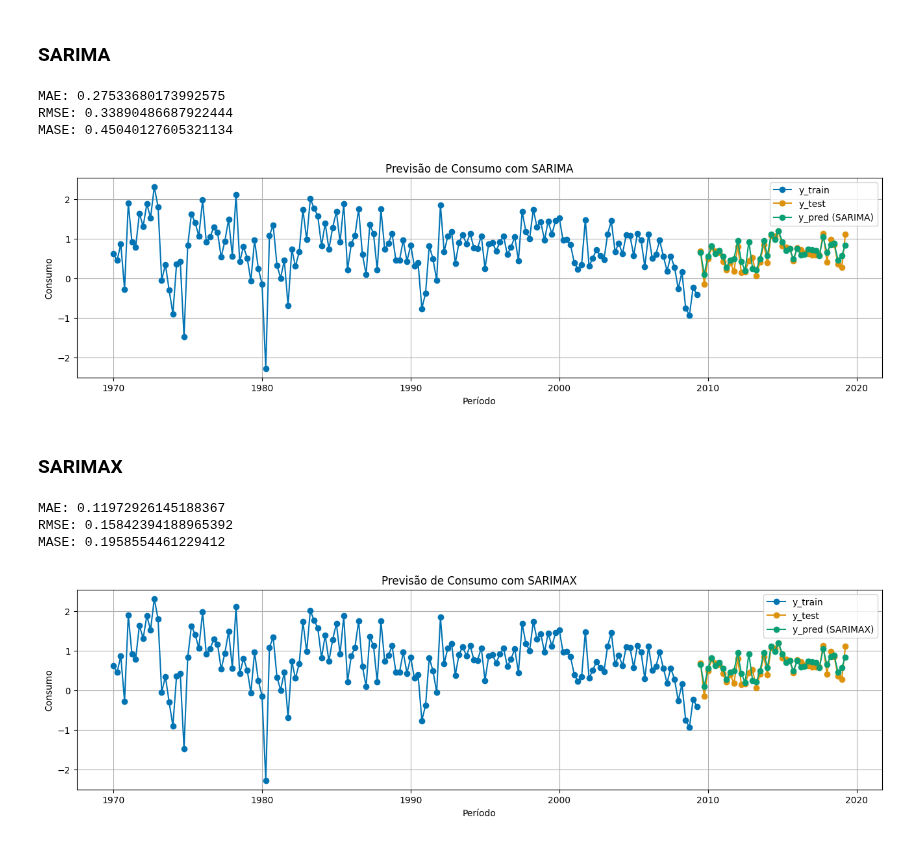
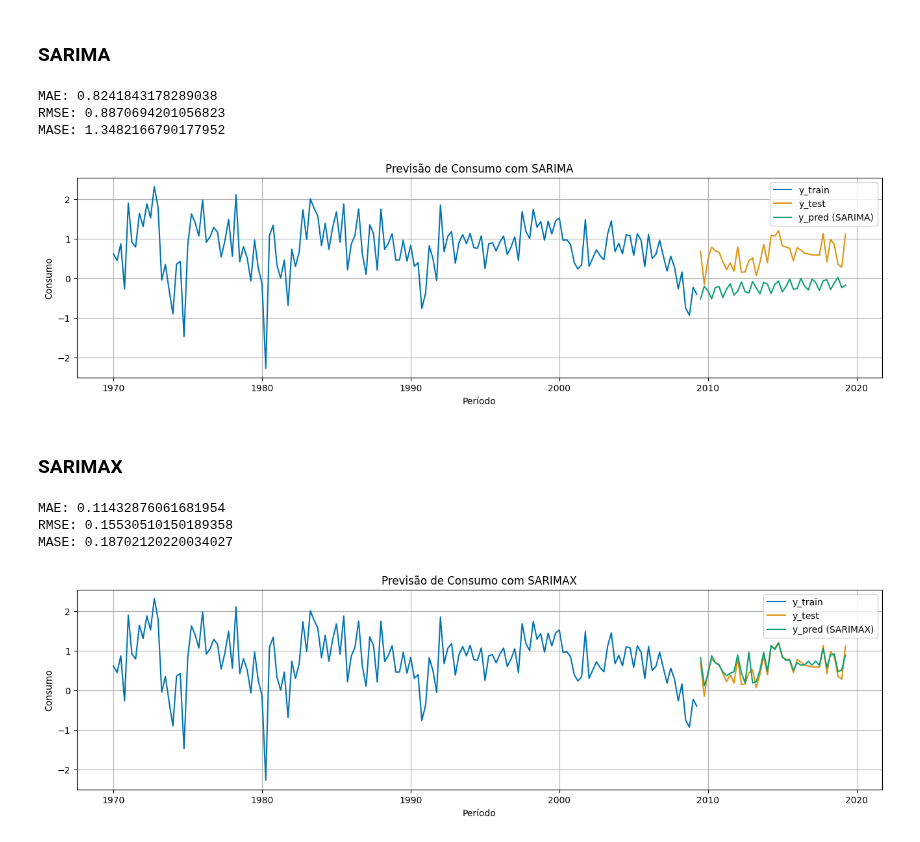
Before and after one commit to ramalhogs/Series_temporais_A2, a Jupyter notebook: sarima.ipynb, the cells around one changed output. Cells and saved outputs as stored; diff of their text form; code cells hidden in the pictures.

Commit message:
update parameters sarima

```diff
--- a/sarima.ipynb
+++ b/sarima.ipynb
@@ -61,16 +66,15 @@ df.set_index("Quarter", inplace=True)
 # %% [markdown]
 ### SARIMA
 # %%
-# Dados originais
 data = df.copy()
 y = data['Consumption']
 
-# Divisão em treino e teste
+
 train_size = int(len(data) * 0.8)
 y_train, y_test = y[:train_size], y[train_size:]
 
-order = (3, 1, 3)  # Parâmetros (p, d, q)
-seasonal_order = (4, 1, 1, 4)  # Parâmetros sazonais (P, D, Q, s)
+order = (3, 0, 3)  # Parâmetros (p, d, q)
+seasonal_order = (0, 0, 0, 0)  # Parâmetros sazonais (P, D, Q, s)
 
 model = SARIMAX(y_train, order=order, seasonal_order=seasonal_order)
 model_fit = model.fit(disp=False)
@@ -83,23 +87,23 @@ print(f'MAE: {mae}')
 print(f'RMSE: {rmse}')
 print(f'MASE: {mean_absolute_scaled_error(y_test, y_pred, y_train)}')
 # %% [output]
-MAE: 0.27533680173992575
-RMSE: 0.33890486687922444
-MASE: 0.45040127605321134
+MAE: 0.8241843178289038
+RMSE: 0.8870694201056823
+MASE: 1.3482166790177952
 # %%
 
 plt.figure(figsize=(16, 4))
-plt.plot(y_train.index, y_train, label='y_train', color='#0073b3',linestyle='solid', marker="o")
-plt.plot(y_test.index, y_test, label='y_test', color='#dd930e',linestyle='solid', marker="o")
-plt.plot(y_test.index, y_pred, label='y_pred (SARIMA)', color='#099f74',linestyle='solid', marker="o")
+plt.plot(y_train.index, y_train, label='y_train', color='#0073b3',linestyle='solid')
+plt.plot(y_test.index, y_test, label='y_test', color='#dd930e',linestyle='solid')
+plt.plot(y_test.index, y_pred, label='y_pred (SARIMA)', color='#099f74',linestyle='solid')
 plt.legend()
 plt.title('Previsão de Consumo com SARIMA')
 plt.xlabel('Período')
 plt.ylabel('Consumo')
 plt.grid()
 plt.show()
 # %% [output]
-[figure, old version]
+[figure, new version]
 # %% [markdown]
 ### SARIMAX
 # %%
@@ -115,12 +119,10 @@ y_train, y_test = y[:train_size], y[train_size:]
 X_train, X_test = X[:train_size], X[train_size:]
 
 
-order = (1, 1, 3)  # Parâmetros (p, d, q)
-seasonal_order = (1, 1, 1, 4)  # Parâmetros sazonais (P, D, Q, s)
+order = (3, 0, 3)  # Parâmetros (p, d, q)
+seasonal_order = (0, 0, 0, 0)  # Parâmetros sazonais (P, D, Q, s)
 
-# Definição dos parâmetros SARIMAX
-order = (1, 1, 3)
-seasonal_order = (1, 1, 1, 4)
+
 
 # Ajuste do modelo SARIMAX
 model = SARIMAX(y_train, exog=X_train, order=order, seasonal_order=seasonal_order)
@@ -151,9 +153,9 @@ print(f"MASE: {mase}")
 
 # Visualização
 plt.figure(figsize=(16, 4))
-plt.plot(y_train.index, y_train, label='y_train', color='#0073b3',linestyle='solid', marker="o")
-plt.plot(y_test.index, y_test, label='y_test', color='#dd930e',linestyle='solid', marker="o")
-plt.plot(y_test.index, y_pred, label='y_pred (SARIMAX)', color='#099f74',linestyle='solid', marker="o")
+plt.plot(y_train.index, y_train, label='y_train', color='#0073b3',linestyle='solid')
+plt.plot(y_test.index, y_test, label='y_test', color='#dd930e',linestyle='solid')
+plt.plot(y_test.index, y_pred, label='y_pred (SARIMAX)', color='#099f74',linestyle='solid')
 plt.legend()
 plt.title('Previsão de Consumo com SARIMAX')
 plt.xlabel('Período')
@@ -161,7 +163,7 @@ plt.ylabel('Consumo')
 plt.grid()
 plt.show()
 # %% [output]
-MAE: 0.11972926145188367
-RMSE: 0.15842394188965392
-MASE: 0.1958554461229412
+MAE: 0.11432876061681954
+RMSE: 0.15530510150189358
+MASE: 0.18702120220034027
-[figure, old version]
+[figure, new version]
```
Also changed, not shown: parts of 2 cells of this notebook.
